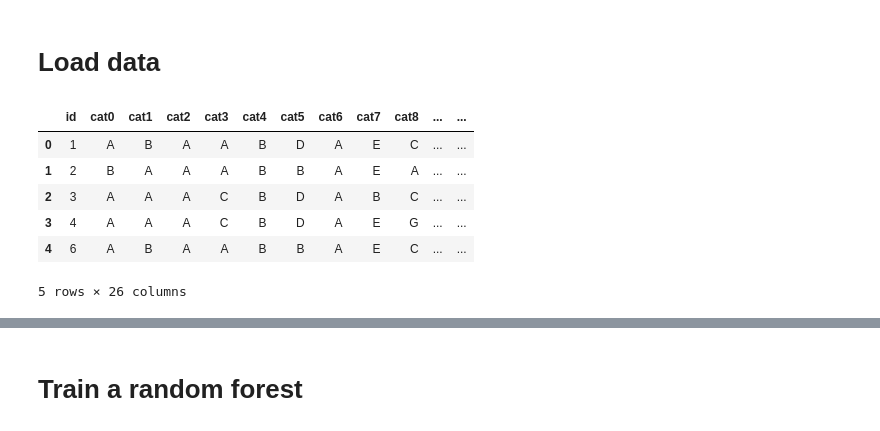
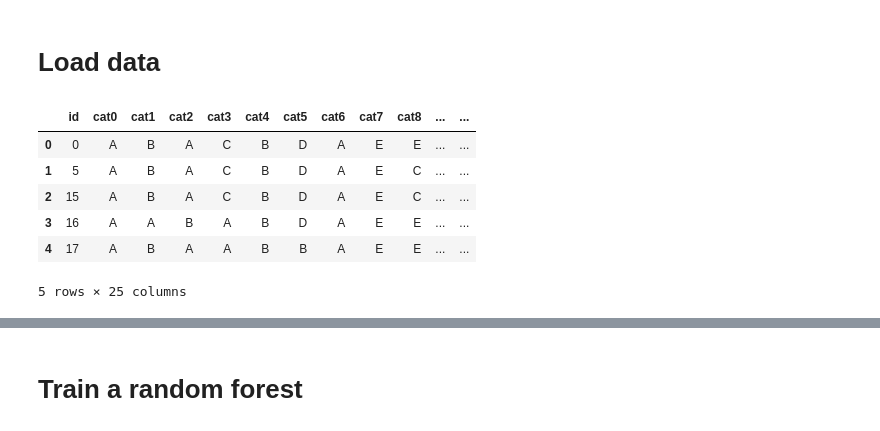
Before and after one commit to herwinvw/TabularPlaygroundFeb2021, a Jupyter notebook: Model.ipynb, the cells around one changed output, grey strips where cells are left out. Cells and saved outputs as stored; diff of their text form; code cells hidden in the pictures.

```diff
--- a/Model.ipynb
+++ b/Model.ipynb
@@ -5,11 +6,15 @@ import pandas as pd
+# %%
+test = pd.read_csv('test.csv')
+test.head()
+# %% [output]
+|  | id | cat0 | cat1 | cat2 | cat3 | cat4 | cat5 | cat6 | cat7 | cat8 | ... | ... |
+| 0 | 0 | A | B | A | C | B | D | A | E | E | ... | ... |
+| 1 | 5 | A | B | A | C | B | D | A | E | C | ... | ... |
+| 2 | 15 | A | B | A | C | B | D | A | E | C | ... | ... |
+| 3 | 16 | A | A | B | A | B | D | A | E | E | ... | ... |
+| 4 | 17 | A | B | A | A | B | B | A | E | E | ... | ... |
+5 rows × 25 columns
 # %%
 train = pd.read_csv('train.csv')
 train.head()
+train = train.sample(frac=1, random_state=42)
-# %% [output]
-|  | id | cat0 | cat1 | cat2 | cat3 | cat4 | cat5 | cat6 | cat7 | cat8 | ... | ... |
-| 0 | 1 | A | B | A | A | B | D | A | E | C | ... | ... |
-| 1 | 2 | B | A | A | A | B | B | A | E | A | ... | ... |
-| 2 | 3 | A | A | A | C | B | D | A | B | C | ... | ... |
-| 3 | 4 | A | A | A | C | B | D | A | E | G | ... | ... |
-| 4 | 6 | A | B | A | A | B | B | A | E | C | ... | ... |
-5 rows × 26 columns
```
Also changed, not shown: parts of 43 cells of this notebook, 2 other files.
